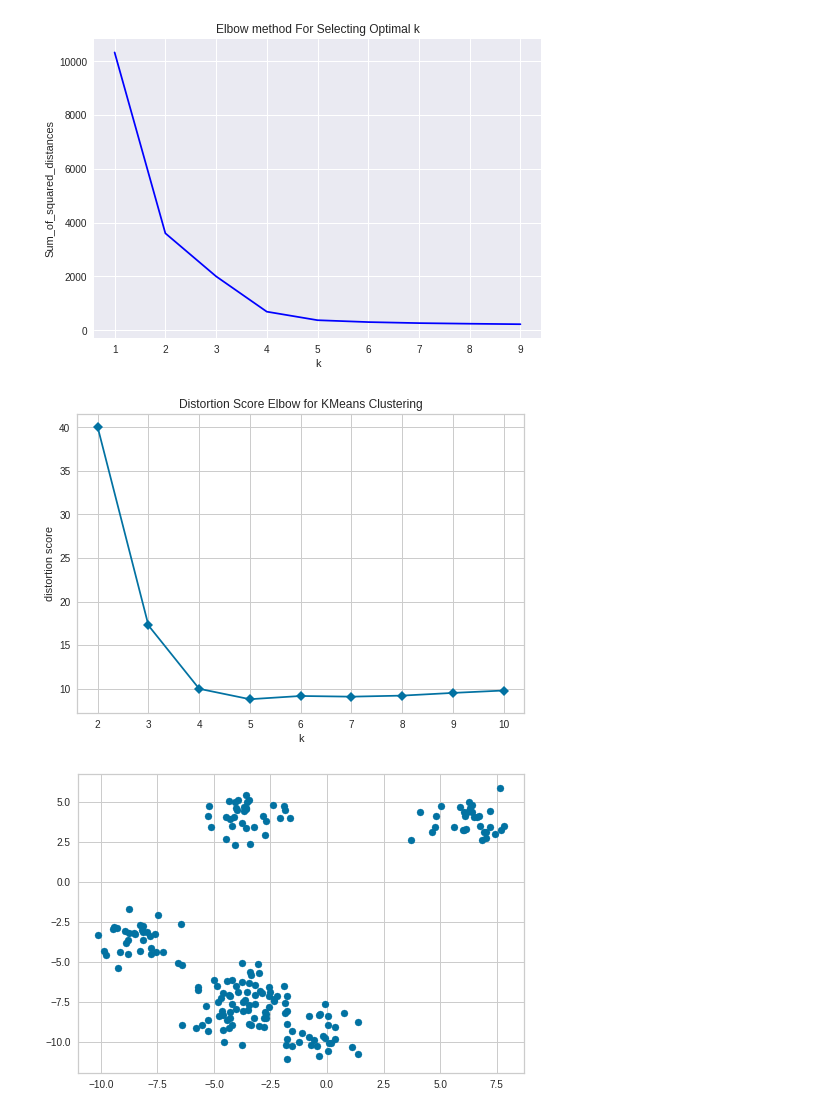
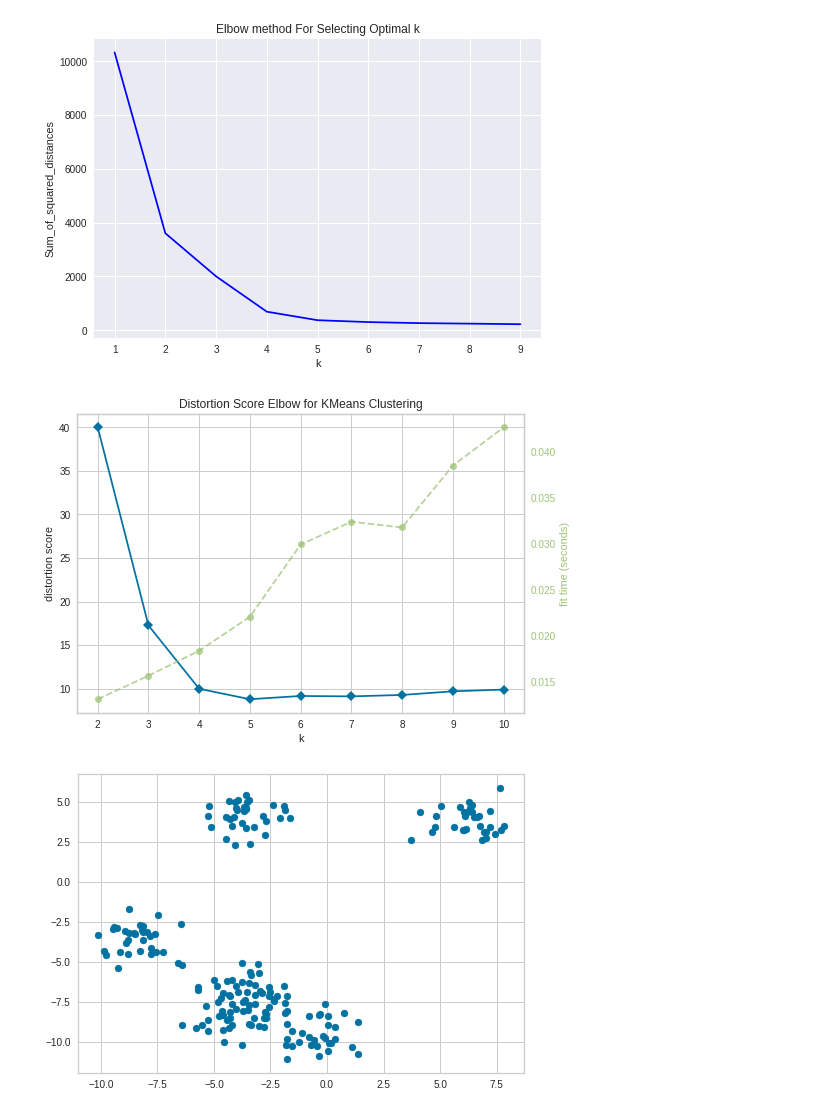
Before and after one commit to bloominstituteoftechnology/DS-Unit-1-Sprint-4-Linear-Algebra, a Jupyter notebook: Linear_Algebra_Sprint_Challenge.ipynb, the cells around one changed output. Cells and saved outputs as stored; diff of their text form; code cells hidden in the pictures.

```diff
--- a/Linear_Algebra_Sprint_Challenge.ipynb
+++ b/Linear_Algebra_Sprint_Challenge.ipynb
@@ -339,17 +339,16 @@ plt.show()
 # %%
 # Alternative method for selecting K using KElbowVisualizer
 from sklearn.cluster import KMeans
 from yellowbrick.cluster import KElbowVisualizer
 
 # Instantiate the clustering model and visualizer
 model = KMeans()
-visualizer = KElbowVisualizer(model, k=10,
-                              timings=False)
+visualizer = KElbowVisualizer(model, k=10)
 
 visualizer.fit(points)    # Fit the data to the visualizer
 visualizer.poof()    # Draw/show/poof the data
 # %% [output]
-[figure, old version]
+[figure, new version]
 # %%
 # Visualize the data points using scatter plot
 
```
Also changed, not shown: parts of 2 cells of this notebook.
